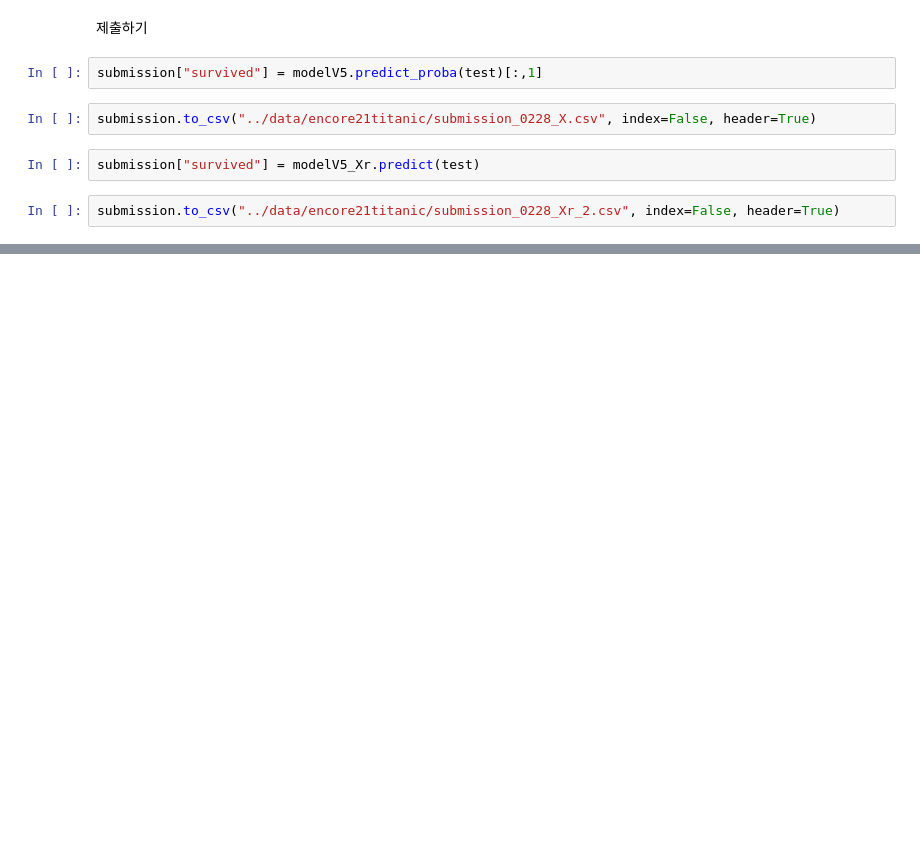
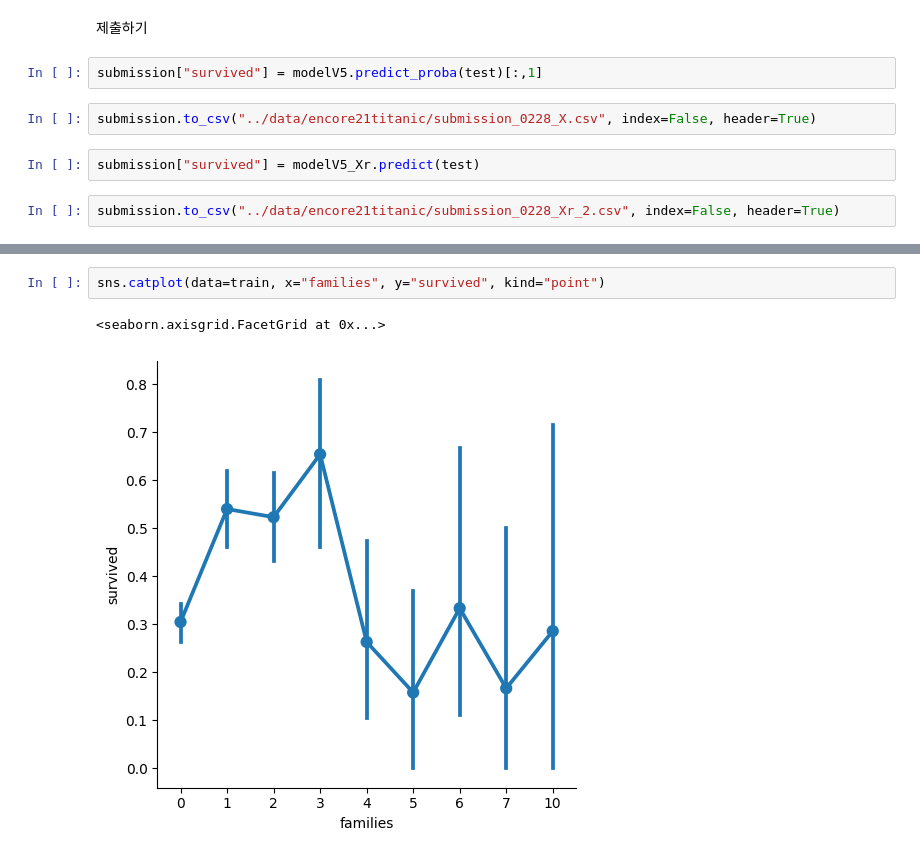
Before and after one commit to moneyless1989/data_engineering, a Jupyter notebook: practices/kaggle/encore_titanic_v1.ipynb, the cells around one changed output, grey strips where cells are left out. Cells and saved outputs as stored; diff of their text form; blank space fills up the shorter version.

```diff
--- a/practices/kaggle/encore_titanic_v1.ipynb
+++ b/practices/kaggle/encore_titanic_v1.ipynb
@@ -1953,0 +1967,5 @@ submission.to_csv("../data/encore21titanic/submission_0228_Xr_2.csv", index=Fals
+# %%
+sns.catplot(data=train, x="families", y="survived", kind="point")
+# %% [output]
+<seaborn.axisgrid.FacetGrid at 0x...>
+[figure, added]
```
Also changed, not shown: parts of 73 cells of this notebook.
